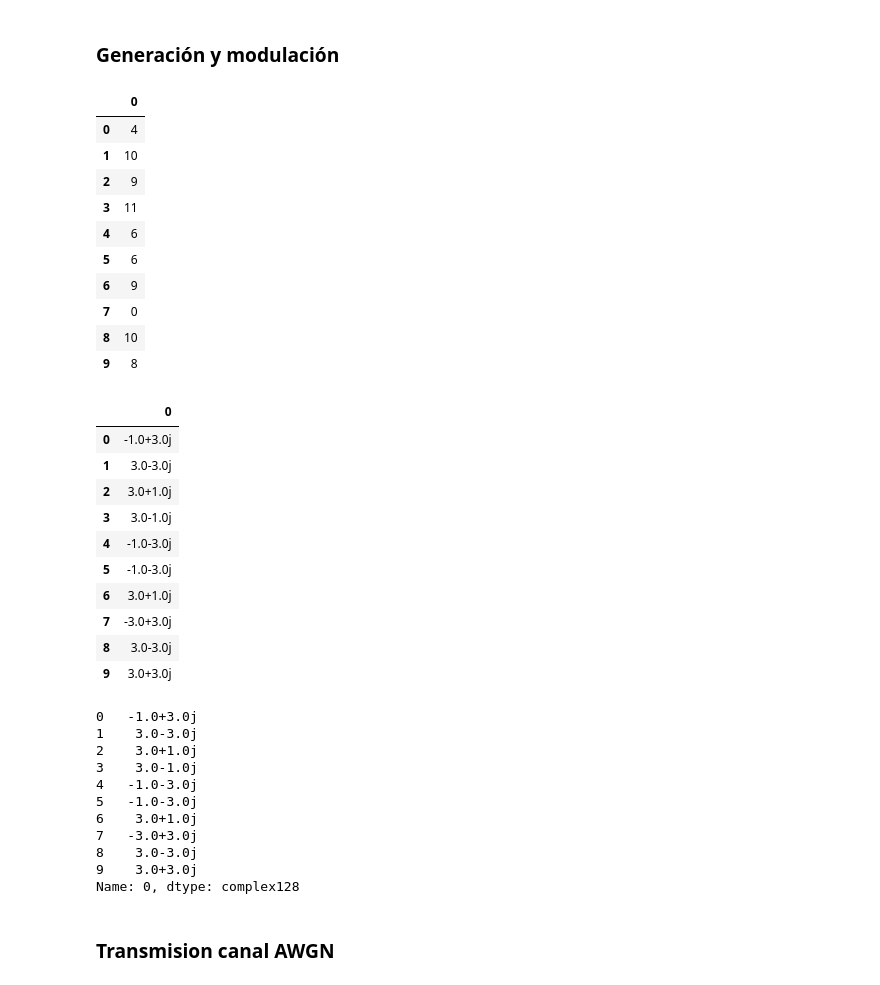
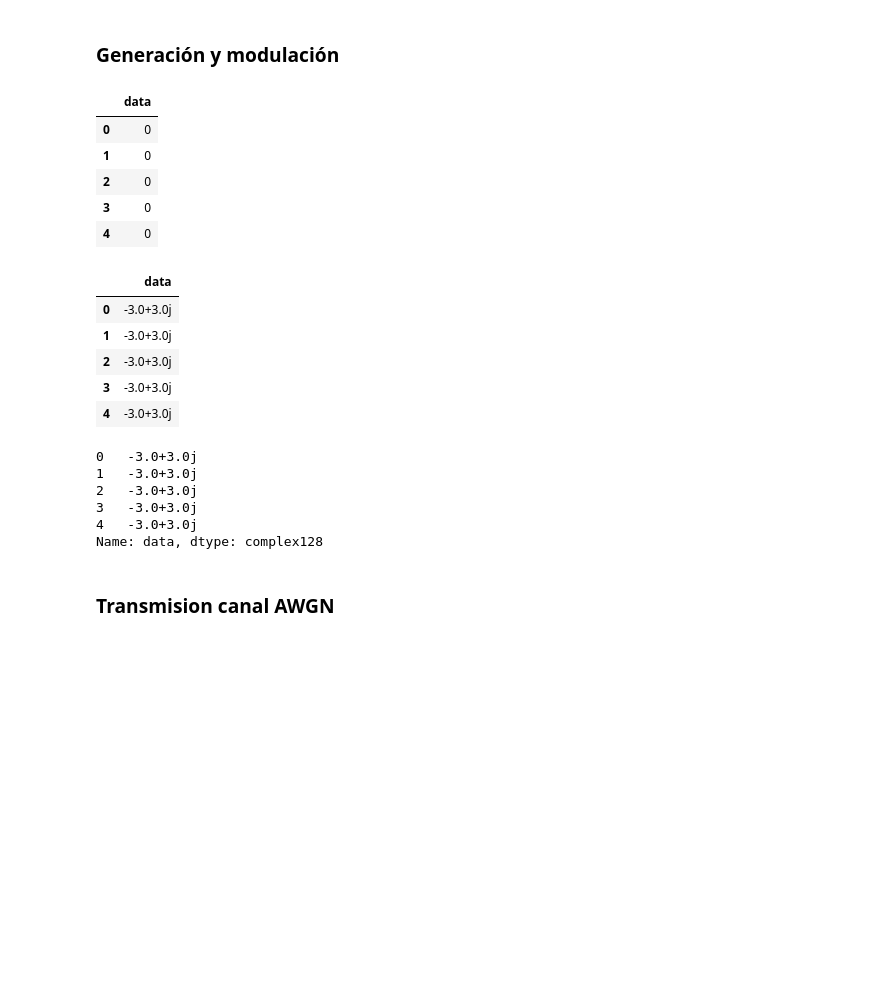
Before and after one commit to KevinMartinez1999/Semillero, a Jupyter notebook: DBSCAN_16QAM.ipynb, the cells around one changed output. Drawn from its saved outputs; the diff is of its cells as text; code cells hidden in the pictures; blank space fills up the shorter version.

```diff
--- a/DBSCAN_16QAM.ipynb
+++ b/DBSCAN_16QAM.ipynb
@@ -15,21 +16,17 @@ from sklearn import metrics
 # %%
 Ns = 100000
 Mod = 16 #16QAM
-Symbols_tx = np.random.randint(Mod, size = Ns)
-df_sym_tx = pd.DataFrame(Symbols_tx)
-df_sym_tx.head(10)
+y = np.random.randint(Mod, size = Ns)
+y = np.sort(y)
+df_sym_tx = pd.DataFrame(np.transpose(y), columns = ['data'])
+df_sym_tx.head()
 # %% [output]
-|  | 0 |
-| 0 | 4 |
-| 1 | 10 |
-| 2 | 9 |
-| 3 | 11 |
-| 4 | 6 |
-| 5 | 6 |
-| 6 | 9 |
-| 7 | 0 |
-| 8 | 10 |
-| 9 | 8 |
+|  | data |
+| 0 | 0 |
+| 1 | 0 |
+| 2 | 0 |
+| 3 | 0 |
+| 4 | 0 |
 # %%
 mod_dict = {0:-3+3j, #0000
             1:-3+1j, #0001
@@ -50,35 +47,25 @@ mod_dict = {0:-3+3j, #0000
 # %%
 #Modulación reemplazando símbolos por valores complejos (opción 1)
 df_sym_mod = df_sym_tx.replace(mod_dict)
-df_sym_mod.head(10)
+df_sym_mod.head()
 # %% [output]
-|  | 0 |
-| 0 | -1.0+3.0j |
-| 1 | 3.0-3.0j |
-| 2 | 3.0+1.0j |
-| 3 | 3.0-1.0j |
-| 4 | -1.0-3.0j |
-| 5 | -1.0-3.0j |
-| 6 | 3.0+1.0j |
-| 7 | -3.0+3.0j |
-| 8 | 3.0-3.0j |
-| 9 | 3.0+3.0j |
+|  | data |
+| 0 | -3.0+3.0j |
+| 1 | -3.0+3.0j |
+| 2 | -3.0+3.0j |
+| 3 | -3.0+3.0j |
+| 4 | -3.0+3.0j |
 # %%
 #Modulación reemplazando símbolos por valores complejos - mapeo (opción 2)
 df_sym_mod2 = df_sym_tx.iloc[:,0].map(mod_dict)
-df_sym_mod2.head(10)
+df_sym_mod2.head(5)
 # %% [output]
-0   -1.0+3.0j
-1    3.0-3.0j
-2    3.0+1.0j
-3    3.0-1.0j
-4   -1.0-3.0j
-5   -1.0-3.0j
-6    3.0+1.0j
-7   -3.0+3.0j
-8    3.0-3.0j
-9    3.0+3.0j
-Name: 0, dtype: complex128
+0   -3.0+3.0j
+1   -3.0+3.0j
+2   -3.0+3.0j
+3   -3.0+3.0j
+4   -3.0+3.0j
+Name: data, dtype: complex128
 # %% [markdown]
 ### Transmision canal AWGN
 # %%
```
Also changed, not shown: parts of 12 cells of this notebook, 3 other files.
